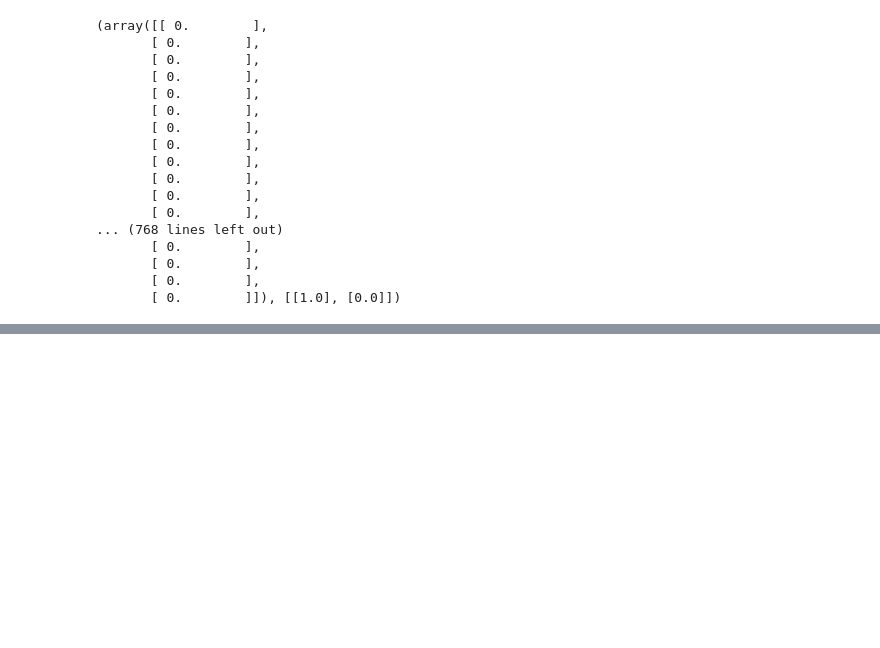
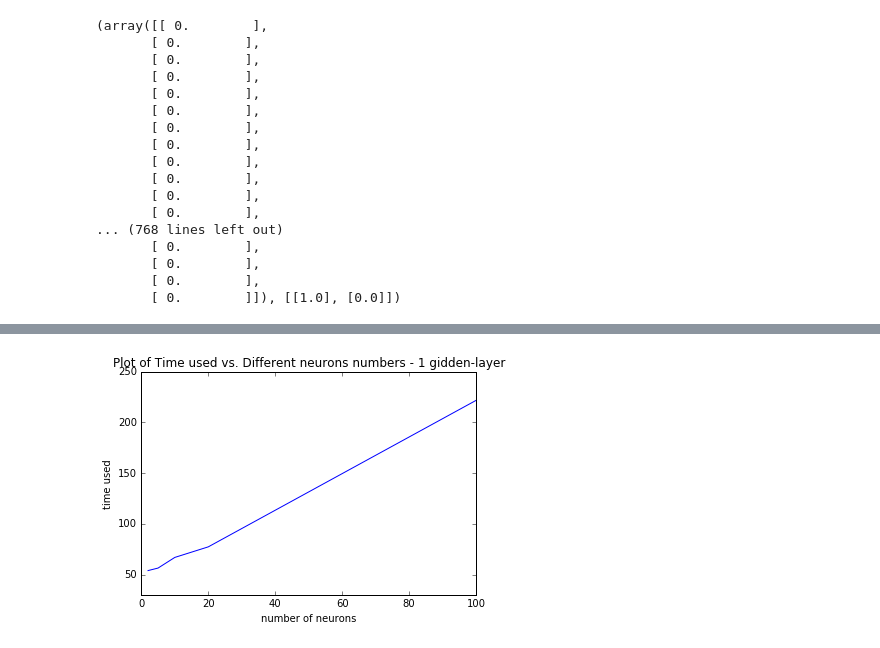
Before and after one commit to kevin91nl/machine-learning, a Jupyter notebook: MLP/MLP0129.ipynb, the cells around one changed output, grey strips where cells are left out. Cells and saved outputs as stored; diff of their text form; code cells hidden in the pictures; blank space fills up the shorter version.

```diff
--- a/MLP/MLP0129.ipynb
+++ b/MLP/MLP0129.ipynb
@@ -209,0 +277,22 @@ Epoch 29: 2001 / 2038
+# %%
+import time
+start_time = time.time()
+net1 = Network([784,2,2])
+error1 = net1.SGD(training_data, 50, 10, 0.005, test_data=validation_data)
+time1 = time.time() - start_time
+
+start_time = time.time()
+net2 = Network([784,5,2])
+error2 = net2.SGD(training_data, 50, 10, 0.005, test_data=validation_data)
+time2 = time.time() - start_time
+
+start_time = time.time()
+net3 = Network([784,10,2])
+error3 = net3.SGD(training_data, 50, 10, 0.005, test_data=validation_data)
+time3 = time.time() - start_time
+
+start_time = time.time()
+net4 = Network([784,20,2])
+error4 = net4.SGD(training_data, 50, 10, 0.005, test_data=validation_data)
+epoches = range(len(error))
+time4 = time.time() - start_time
@@ -209,0 +366,15 @@ Epoch 29: 2001 / 2038
+# %%
+num_neurons = [2,5,10,20,100]
+timeused = [time1,time2,time3,time4,time5]
+
+plt.plot(num_neurons, timeused)
+plt.title('Plot of Time used vs. Different neurons numbers - 1 gidden-layer')
+plt.xlabel('number of neurons')# make axis labels
+plt.ylabel('time used')
+
+plt.xlim(0.0, 100)
+plt.ylim(30.0, 250.0)
+
+plt.show()
+# %% [output]
+[figure, added]
```
Also changed, not shown: parts of 15 cells of this notebook.
